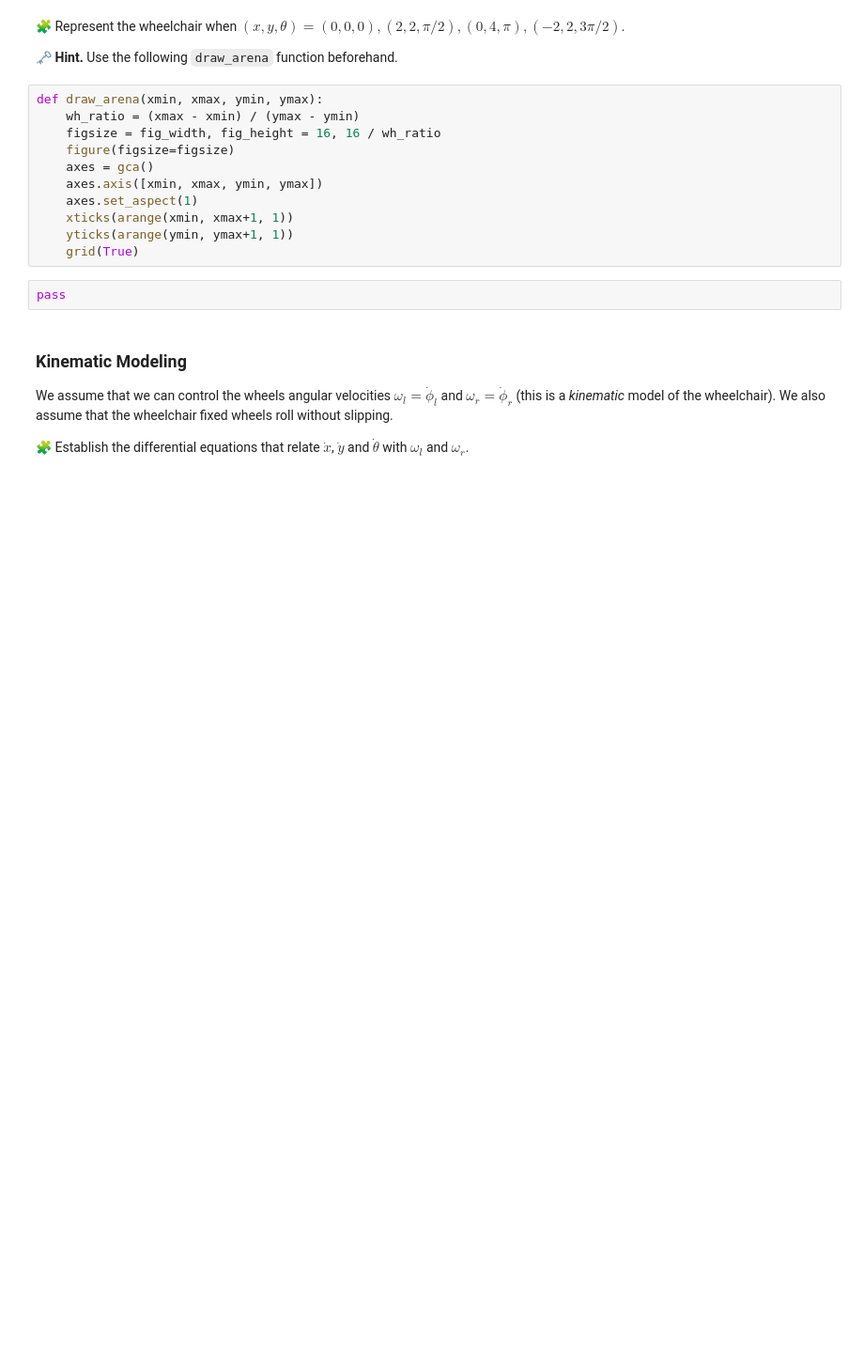
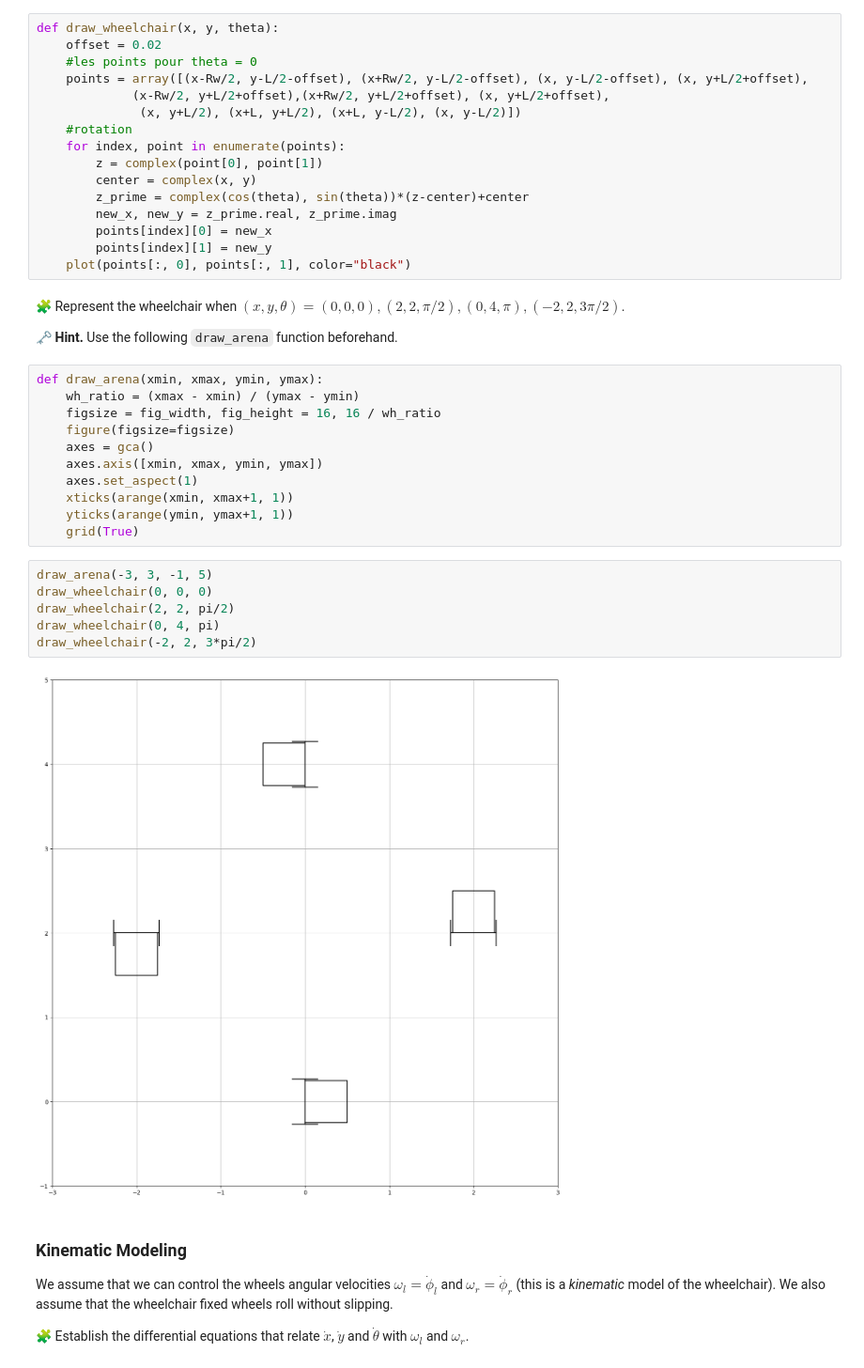
Before and after one commit to hassanAZAKAF/control-engineering-with-python-project-2022-2023, a Jupyter notebook: Project-1.ipynb, the cells around one changed output. Shown at 94% size. Saved outputs shown, nothing was run; the diff lists cells and outputs as text; blank space fills up the shorter version.

```diff
--- a/Project-1.ipynb
+++ b/Project-1.ipynb
@@ -56,3 +53,19 @@ def draw_wheelchair(x, y, theta):
+# %%
+def draw_wheelchair(x, y, theta):
+    offset = 0.02
+    #les points pour theta = 0
+    points = array([(x-Rw/2, y-L/2-offset), (x+Rw/2, y-L/2-offset), (x, y-L/2-offset), (x, y+L/2+offset),
+             (x-Rw/2, y+L/2+offset),(x+Rw/2, y+L/2+offset), (x, y+L/2+offset),
+              (x, y+L/2), (x+L, y+L/2), (x+L, y-L/2), (x, y-L/2)])
+    #rotation
+    for index, point in enumerate(points):
+        z = complex(point[0], point[1])
+        center = complex(x, y)
+        z_prime = complex(cos(theta), sin(theta))*(z-center)+center
+        new_x, new_y = z_prime.real, z_prime.imag
+        points[index][0] = new_x
+        points[index][1] = new_y
+    plot(points[:, 0], points[:, 1], color="black")
 # %% [markdown]
 🧩 Represent the wheelchair when $(x, y, \theta) = (0, 0, 0), (2, 2, \pi/2), (0, 4, \pi), (-2, 2, 3\pi/2)$.
 
@@ -68,8 +81,14 @@ def draw_arena(xmin, xmax, ymin, ymax):
     xticks(arange(xmin, xmax+1, 1))
     yticks(arange(ymin, ymax+1, 1))
     grid(True)
-# %%
-pass
+# %%
+draw_arena(-3, 3, -1, 5)
+draw_wheelchair(0, 0, 0)
+draw_wheelchair(2, 2, pi/2)
+draw_wheelchair(0, 4, pi)
+draw_wheelchair(-2, 2, 3*pi/2)
+# %% [output]
+[figure, added]
 # %% [markdown]
 ### Kinematic Modeling
 
```
Also changed, not shown: parts of 20 cells of this notebook.
